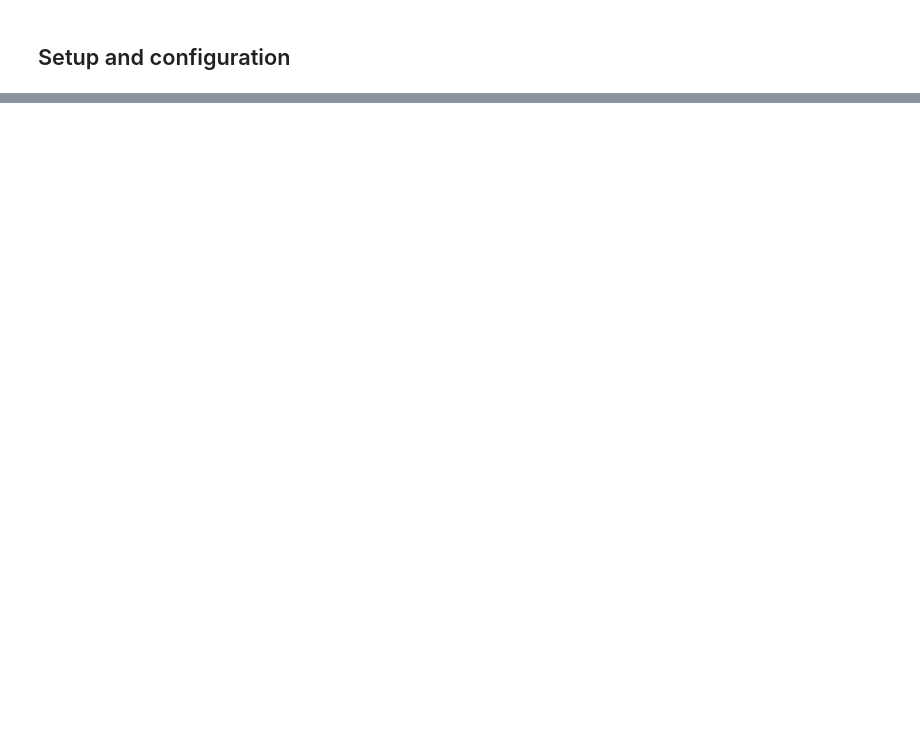
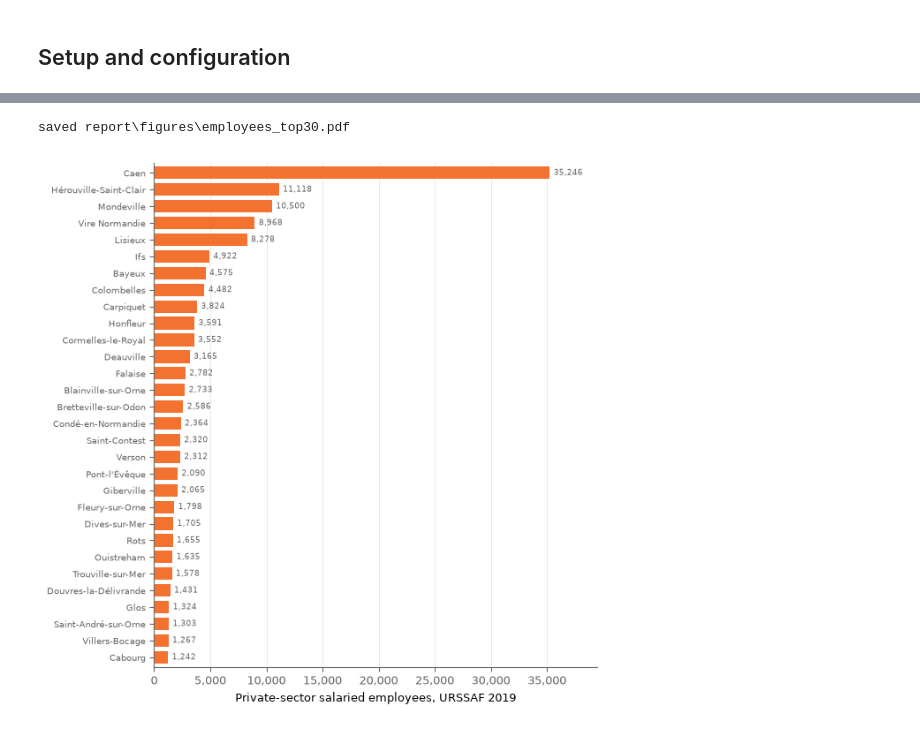
Before and after one commit to ek-popkova/uge-large-scale-models, a Jupyter notebook: notebooks/ex13_territorial_analysis_II.ipynb, the cells around one changed output, grey strips where cells are left out. Drawn from its saved outputs; the diff is of its cells as text; code cells hidden in the pictures; blank space fills up the shorter version.

```diff
--- a/notebooks/ex13_territorial_analysis_II.ipynb
+++ b/notebooks/ex13_territorial_analysis_II.ipynb
@@ -110,0 +358,30 @@ TODO: note every problem and how it was solved (partial points are given for doc
+# %%
+df_urssaf_raw = pd.read_csv(
+    URSSAF_CSV, sep=";", encoding="utf-8-sig",
+    usecols=["Code département", "Code commune", "Commune", "Code APE", URSSAF_EMPLOYEES],
+    dtype={"Code département": str, "Code commune": str, "Code APE": str},
+)
+print("rows (municipality x APE):", len(df_urssaf_raw))
+print("departments:", df_urssaf_raw["Code département"].unique())
+assert (df_urssaf_raw["Code département"] == DEPARTMENT).all()
+print("duplicated (municipality, APE):", df_urssaf_raw.duplicated(["Code commune", "Code APE"]).sum())
+print(f"missing values of '{URSSAF_EMPLOYEES}':", df_urssaf_raw[URSSAF_EMPLOYEES].isna().sum(),
+      "| rows with 0:", (df_urssaf_raw[URSSAF_EMPLOYEES] == 0).sum())
+
+# Sum over the APE sectors (missing values count as 0)
+df_urssaf = (
+    df_urssaf_raw.groupby("Code commune")
+    .agg(urssaf_name=("Commune", "first"), employees=(URSSAF_EMPLOYEES, "sum"))
+    .rename_axis("urssaf_code").reset_index()
+)
+urssaf_total = df_urssaf["employees"].sum()
+print("URSSAF municipalities:", len(df_urssaf), f"| employees {URSSAF_YEAR}:", urssaf_total)
+
+# Empty 2019 values: is there an establishment in 2019?
+establishments = f"Nombre d'établissements {URSSAF_YEAR}"
+empty = df_urssaf_raw[URSSAF_EMPLOYEES].isna()
+establishments_2019 = pd.read_csv(URSSAF_CSV, sep=";", encoding="utf-8-sig", usecols=[establishments])[establishments]
+n_empty_no_establishment = int((empty & establishments_2019.isna()).sum())
+n_empty_with_establishment = int((empty & (establishments_2019 > 0)).sum())
+print(f"empty {URSSAF_YEAR} employees: {empty.sum()} | without establishment in {URSSAF_YEAR}: "
+      f"{n_empty_no_establishment} | with establishment(s): {n_empty_with_establishment}")
@@ -110,0 +501,9 @@ TODO: note every problem and how it was solved (partial points are given for doc
+# %%
+df_population = df_population.merge(df_match[["municipality_id", "employees"]], on="municipality_id", validate="1:1")
+caen_employees = df_population.set_index("municipality_id").loc["14118", "employees"]
+top_employees = df_population.nlargest(TOP_N, "employees")
+share_top_employees = top_employees["employees"].sum() / employees_total
+print(f"Caen: {caen_employees} ({caen_employees / employees_total:.4%}) | top {TOP_N}: {share_top_employees:.4%}")
+print("municipalities with 0 employees:", (df_population["employees"] == 0).sum(),
+      "| median:", df_population["employees"].median())
+top_employees[["municipality_id", "name", "working_inhabitants", "employees"]].head(10)
@@ -110,0 +524,6 @@ TODO: note every problem and how it was solved (partial points are given for doc
+# %%
+plot_top(df_population, "employees", ORANGE, f"Private-sector salaried employees, URSSAF {URSSAF_YEAR}",
+         "employees_top30")
+# %% [output]
+saved report\figures\employees_top30.pdf
+[figure, added]
```
Also changed, not shown: parts of 33 cells of this notebook, 17 other files.
